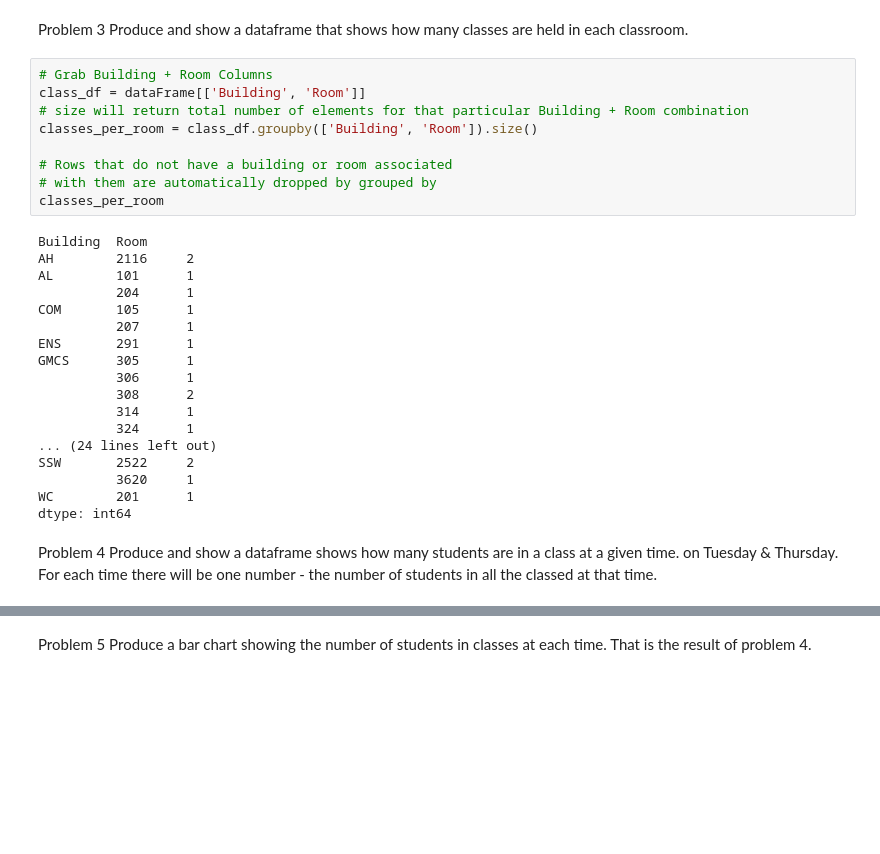
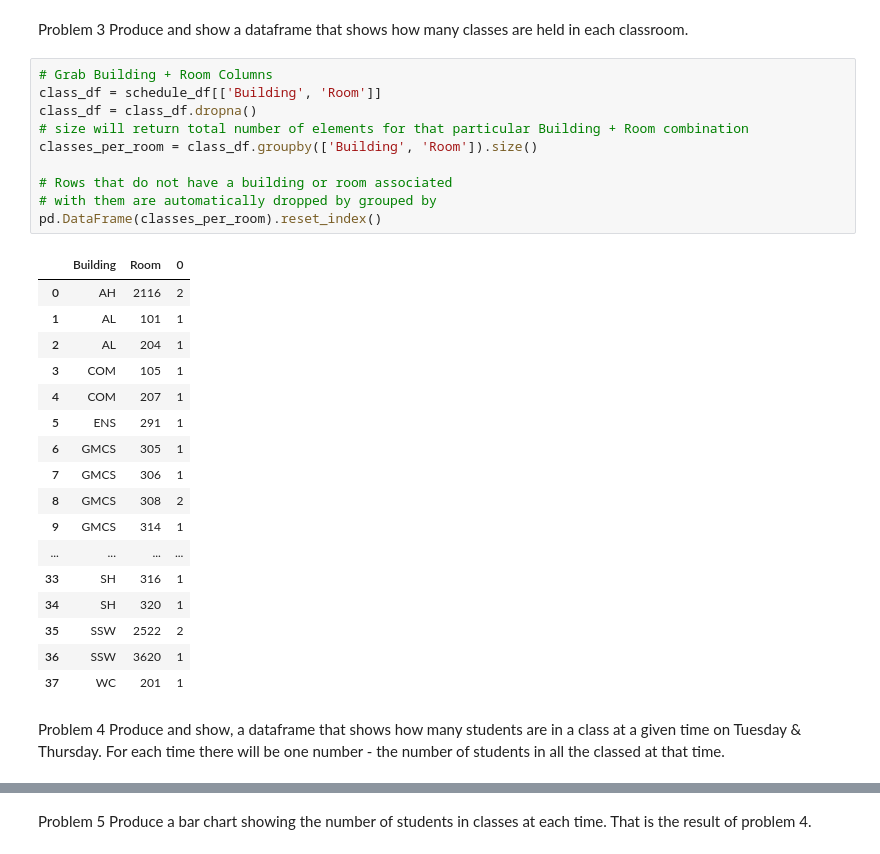
Before and after one commit to SkittyWitty/BigData_Scheduling, a Jupyter notebook: SDSU Class Scheduling.ipynb, the cells around one changed output, grey strips where cells are left out. Drawn from its saved outputs; the diff is of its cells as text; blank space fills up the shorter version.

```diff
--- a/SDSU Class Scheduling.ipynb
+++ b/SDSU Class Scheduling.ipynb
@@ -53,33 +53,32 @@ Problem 3
 Produce and show a dataframe that shows how many classes are held in each classroom.
 # %%
 # Grab Building + Room Columns
-class_df = dataFrame[['Building', 'Room']]
+class_df = schedule_df[['Building', 'Room']]
+class_df = class_df.dropna()
 # size will return total number of elements for that particular Building + Room combination
 classes_per_room = class_df.groupby(['Building', 'Room']).size()
 
 # Rows that do not have a building or room associated
 # with them are automatically dropped by grouped by
-classes_per_room
+pd.DataFrame(classes_per_room).reset_index()
 # %% [output]
-Building  Room
-AH        2116     2
-AL        101      1
-          204      1
-COM       105      1
-          207      1
-ENS       291      1
-GMCS      305      1
-          306      1
-          308      2
-          314      1
-          324      1
-... (24 lines left out)
-SSW       2522     2
-          3620     1
-WC        201      1
-dtype: int64
+|  | Building | Room | 0 |
+| 0 | AH | 2116 | 2 |
+| 1 | AL | 101 | 1 |
+| 2 | AL | 204 | 1 |
+| 3 | COM | 105 | 1 |
+| 4 | COM | 207 | 1 |
+| 5 | ENS | 291 | 1 |
+| 6 | GMCS | 305 | 1 |
+| 7 | GMCS | 306 | 1 |
+| 8 | GMCS | 308 | 2 |
+| 9 | GMCS | 314 | 1 |
+| ... | ... | ... | ... |
+| 33 | SH | 316 | 1 |
+| 34 | SH | 320 | 1 |
+| 35 | SSW | 2522 | 2 |
+| 36 | SSW | 3620 | 1 |
+| 37 | WC | 201 | 1 |
 # %% [markdown]
 Problem 4
-Produce and show a dataframe shows how many students are in a class at a given time.
-on Tuesday & Thursday. For each time there will be one number - the number of students
-in all the classed at that time.
+Produce and show, a dataframe that shows how many students are in a class at a given time on Tuesday & Thursday. For each time there will be one number - the number of students in all the classed at that time.
```
Also changed, not shown: parts of 4 cells of this notebook.
